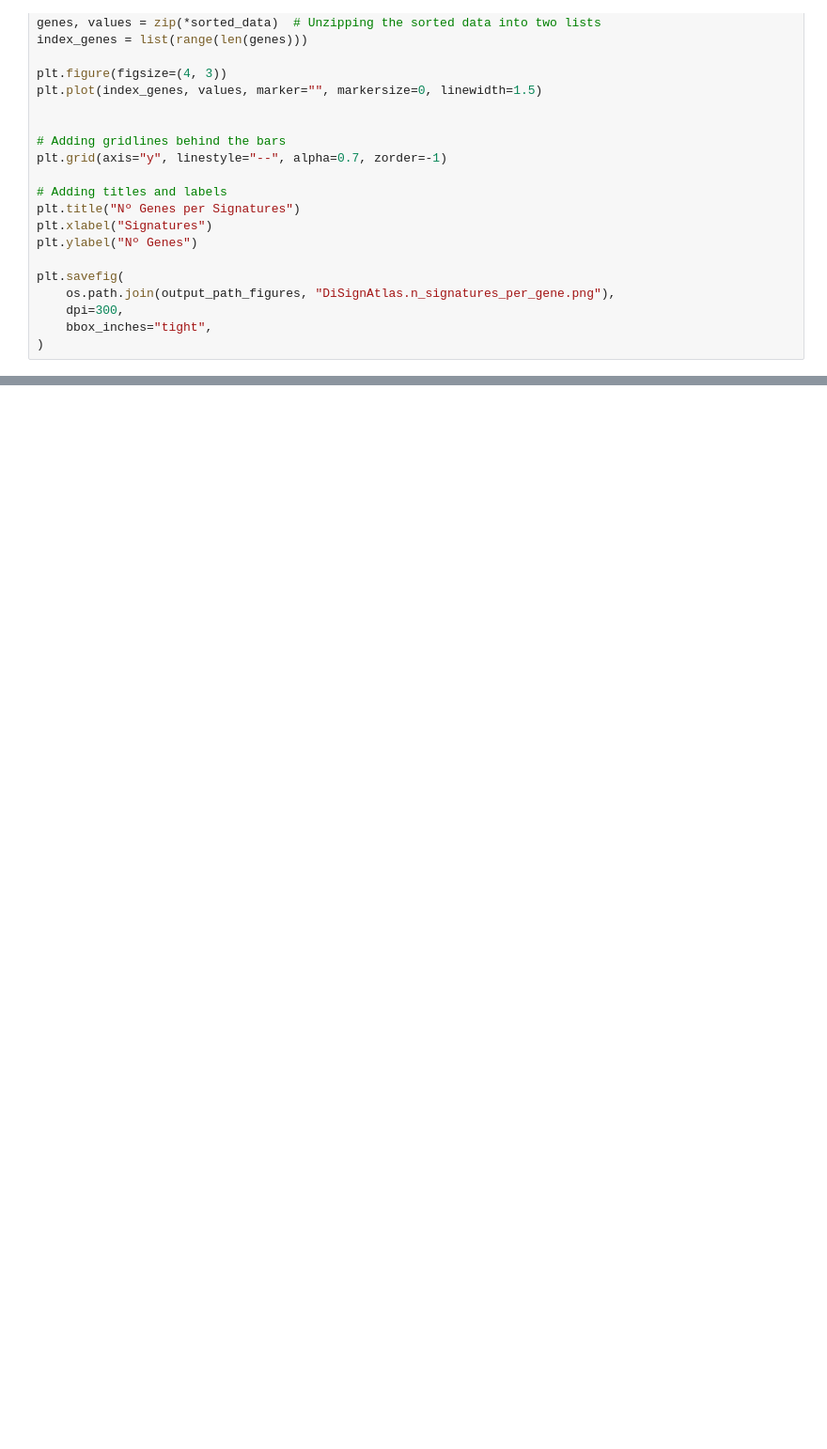
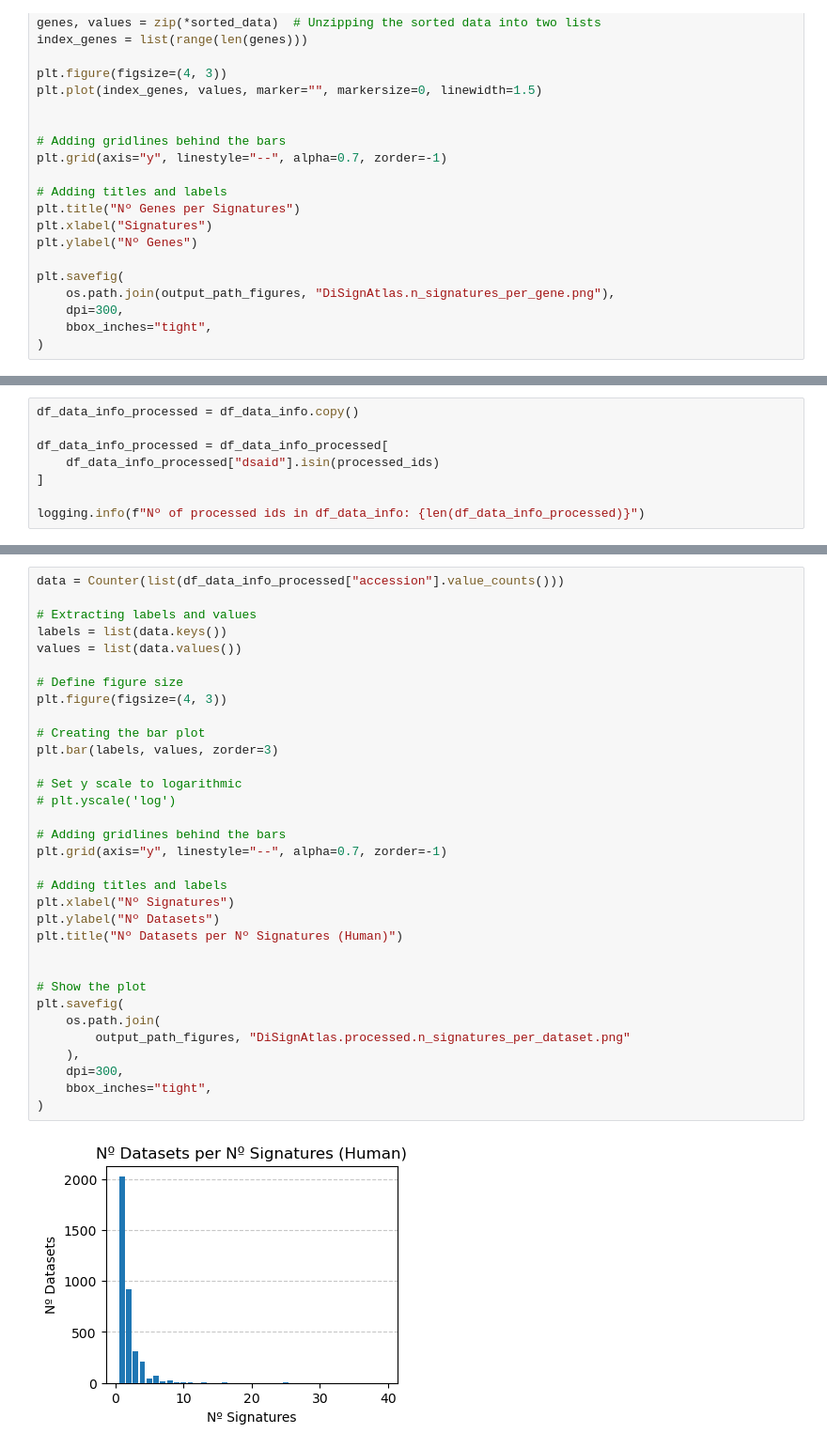
Before and after one commit to 00dylan00/Disease-Signatures, a Jupyter notebook: documentation/DiSignAtlas.Dataset_Exploration.ipynb, the cells around one changed output, grey strips where cells are left out. Shown at 94% size. Saved outputs shown, nothing was run; the diff lists cells and outputs as text; blank space fills up the shorter version.

Commit message:
Add new files and update file names in DiSignAtlas results

```diff
--- a/documentation/DiSignAtlas.Dataset_Exploration.ipynb
+++ b/documentation/DiSignAtlas.Dataset_Exploration.ipynb
@@ -1000,0 +968,8 @@ KeyboardInterrupt:
+# %%
+df_data_info_processed = df_data_info.copy()
+
+df_data_info_processed = df_data_info_processed[
+    df_data_info_processed["dsaid"].isin(processed_ids)
+]
+
+logging.info(f"Nº of processed ids in df_data_info: {len(df_data_info_processed)}")
@@ -1000,0 +1009,35 @@ KeyboardInterrupt:
+# %%
+data = Counter(list(df_data_info_processed["accession"].value_counts()))
+
+# Extracting labels and values
+labels = list(data.keys())
+values = list(data.values())
+
+# Define figure size
+plt.figure(figsize=(4, 3))
+
+# Creating the bar plot
+plt.bar(labels, values, zorder=3)
+
+# Set y scale to logarithmic
+# plt.yscale('log')
+
+# Adding gridlines behind the bars
+plt.grid(axis="y", linestyle="--", alpha=0.7, zorder=-1)
+
+# Adding titles and labels
+plt.xlabel("Nº Signatures")
+plt.ylabel("Nº Datasets")
+plt.title("Nº Datasets per Nº Signatures (Human)")
+
+
+# Show the plot
+plt.savefig(
+    os.path.join(
+        output_path_figures, "DiSignAtlas.processed.n_signatures_per_dataset.png"
+    ),
+    dpi=300,
+    bbox_inches="tight",
+)
+# %% [output]
+[figure, added]
```
Also changed, not shown: parts of 47 cells of this notebook, 24 other files.
